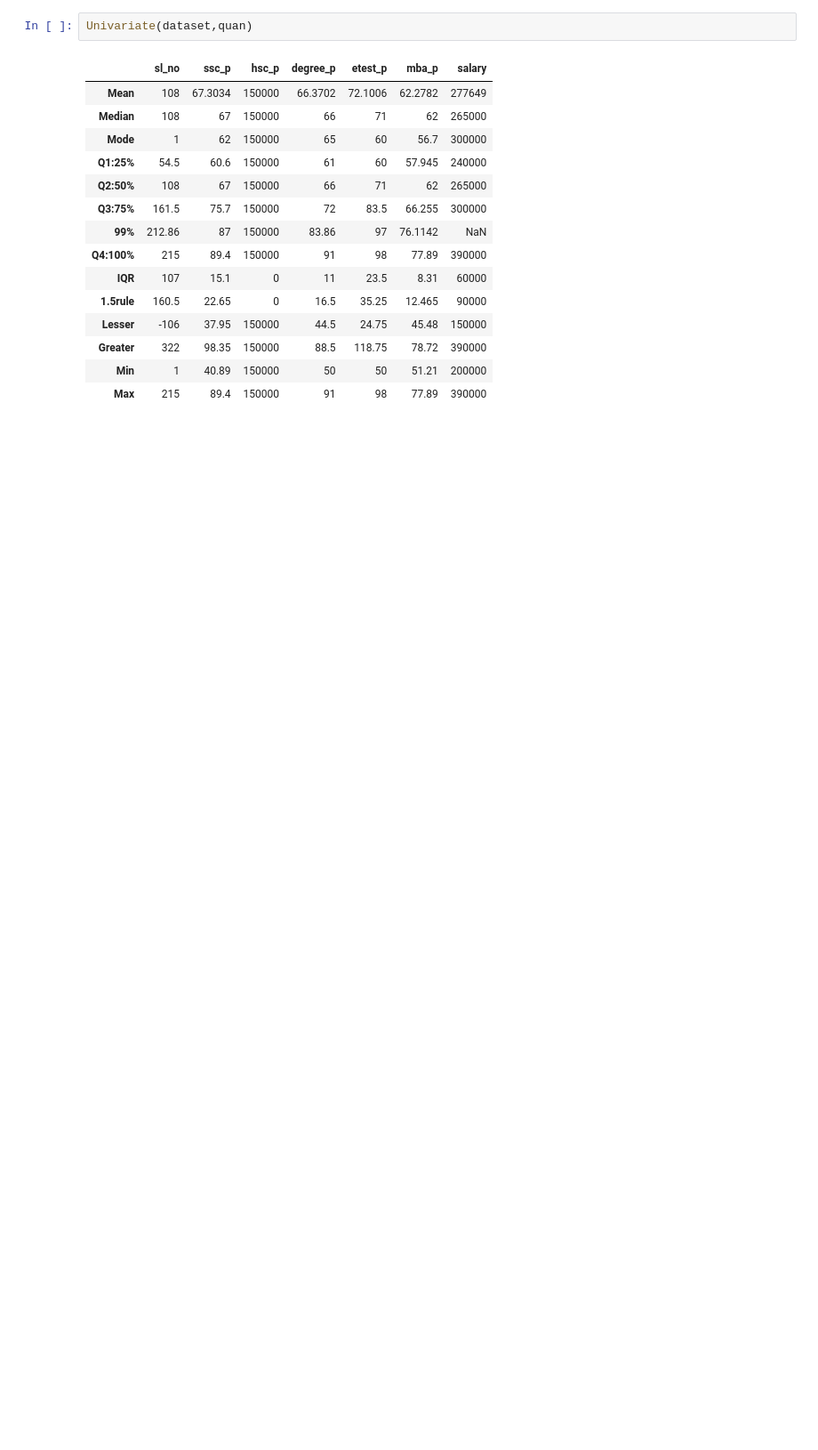
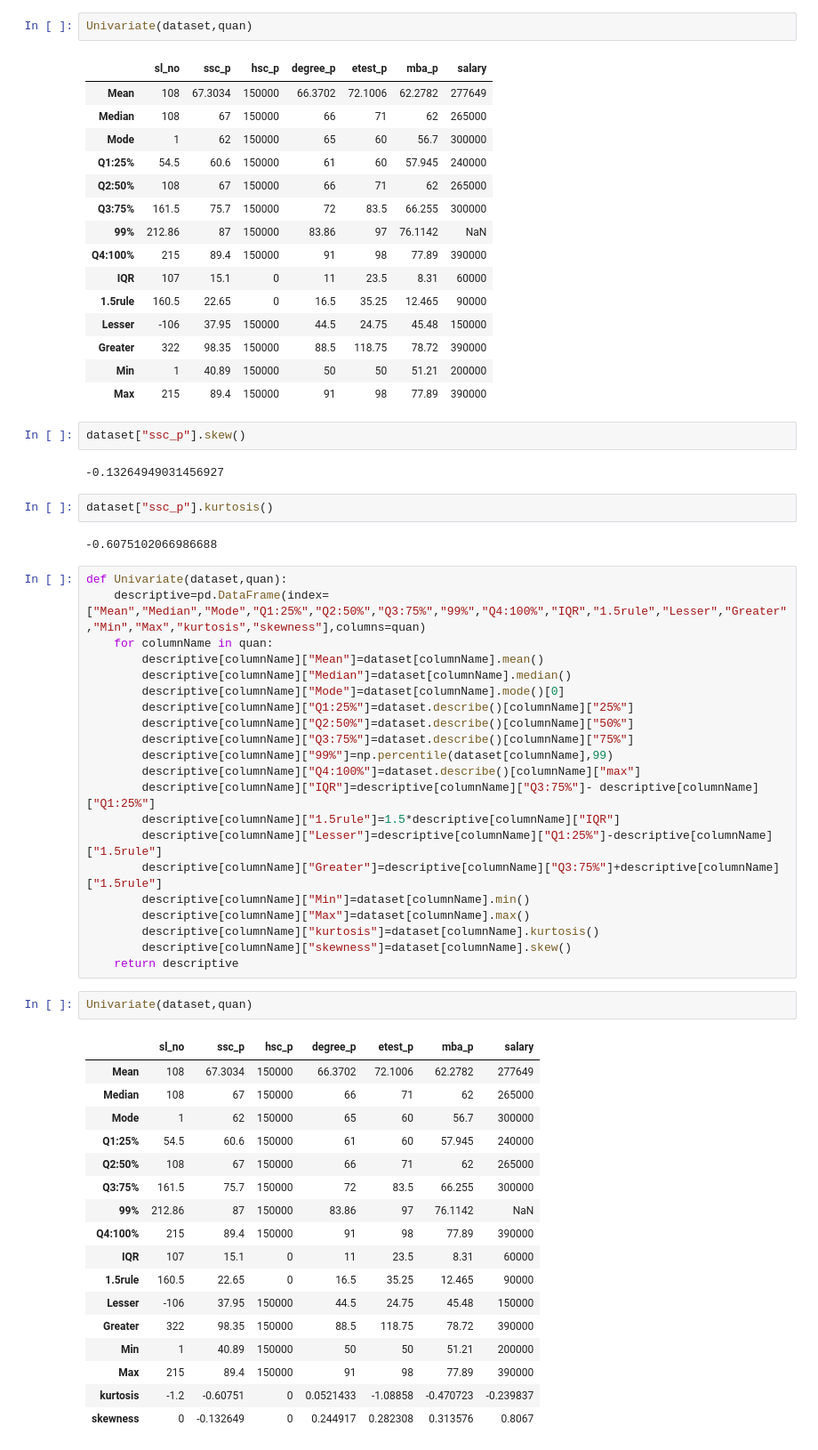
Before and after one commit to Pavithra1546/Central_Tendancy_Pavithra, a Jupyter notebook: 1.Central Tendancy.ipynb, the cells around one changed output. Shown: that part at 89% size. Drawn from its saved outputs; the diff is of its cells as text; blank space fills up the shorter version.

```diff
--- a/1.Central Tendancy.ipynb
+++ b/1.Central Tendancy.ipynb
@@ -539,3 +539,52 @@ Univariate(dataset,quan)
 | Greater | 322 | 98.35 | 150000 | 88.5 | 118.75 | 78.72 | 390000 |
 | Min | 1 | 40.89 | 150000 | 50 | 50 | 51.21 | 200000 |
 | Max | 215 | 89.4 | 150000 | 91 | 98 | 77.89 | 390000 |
+# %%
+dataset["ssc_p"].skew()
+# %% [output]
+-0.13264949031456927
+# %%
+dataset["ssc_p"].kurtosis()
+# %% [output]
+-0.6075102066986688
+# %%
+def Univariate(dataset,quan):
+    descriptive=pd.DataFrame(index=["Mean","Median","Mode","Q1:25%","Q2:50%","Q3:75%","99%","Q4:100%","IQR","1.5rule","Lesser","Greater","Min","Max","kurtosis","skewness"],columns=quan)
+    for columnName in quan:
+        descriptive[columnName]["Mean"]=dataset[columnName].mean()
+        descriptive[columnName]["Median"]=dataset[columnName].median()
+        descriptive[columnName]["Mode"]=dataset[columnName].mode()[0]
+        descriptive[columnName]["Q1:25%"]=dataset.describe()[columnName]["25%"]
+        descriptive[columnName]["Q2:50%"]=dataset.describe()[columnName]["50%"]
+        descriptive[columnName]["Q3:75%"]=dataset.describe()[columnName]["75%"]
+        descriptive[columnName]["99%"]=np.percentile(dataset[columnName],99)
+        descriptive[columnName]["Q4:100%"]=dataset.describe()[columnName]["max"]
+        descriptive[columnName]["IQR"]=descriptive[columnName]["Q3:75%"]- descriptive[columnName]["Q1:25%"]
+        descriptive[columnName]["1.5rule"]=1.5*descriptive[columnName]["IQR"]
+        descriptive[columnName]["Lesser"]=descriptive[columnName]["Q1:25%"]-descriptive[columnName]["1.5rule"]
+        descriptive[columnName]["Greater"]=descriptive[columnName]["Q3:75%"]+descriptive[columnName]["1.5rule"]
+        descriptive[columnName]["Min"]=dataset[columnName].min()
+        descriptive[columnName]["Max"]=dataset[columnName].max()
+        descriptive[columnName]["kurtosis"]=dataset[columnName].kurtosis()
+        descriptive[columnName]["skewness"]=dataset[columnName].skew()
+    return descriptive
+# %%
+Univariate(dataset,quan)
+# %% [output]
+|  | sl_no | ssc_p | hsc_p | degree_p | etest_p | mba_p | salary |
+| Mean | 108 | 67.3034 | 150000 | 66.3702 | 72.1006 | 62.2782 | 277649 |
+| Median | 108 | 67 | 150000 | 66 | 71 | 62 | 265000 |
+| Mode | 1 | 62 | 150000 | 65 | 60 | 56.7 | 300000 |
+| Q1:25% | 54.5 | 60.6 | 150000 | 61 | 60 | 57.945 | 240000 |
+| Q2:50% | 108 | 67 | 150000 | 66 | 71 | 62 | 265000 |
+| Q3:75% | 161.5 | 75.7 | 150000 | 72 | 83.5 | 66.255 | 300000 |
+| 99% | 212.86 | 87 | 150000 | 83.86 | 97 | 76.1142 | NaN |
+| Q4:100% | 215 | 89.4 | 150000 | 91 | 98 | 77.89 | 390000 |
+| IQR | 107 | 15.1 | 0 | 11 | 23.5 | 8.31 | 60000 |
+| 1.5rule | 160.5 | 22.65 | 0 | 16.5 | 35.25 | 12.465 | 90000 |
+| Lesser | -106 | 37.95 | 150000 | 44.5 | 24.75 | 45.48 | 150000 |
+| Greater | 322 | 98.35 | 150000 | 88.5 | 118.75 | 78.72 | 390000 |
+| Min | 1 | 40.89 | 150000 | 50 | 50 | 51.21 | 200000 |
+| Max | 215 | 89.4 | 150000 | 91 | 98 | 77.89 | 390000 |
+| kurtosis | -1.2 | -0.60751 | 0 | 0.0521433 | -1.08858 | -0.470723 | -0.239837 |
+| skewness | 0 | -0.132649 | 0 | 0.244917 | 0.282308 | 0.313576 | 0.8067 |
```
Also changed, not shown: 1 other file.
